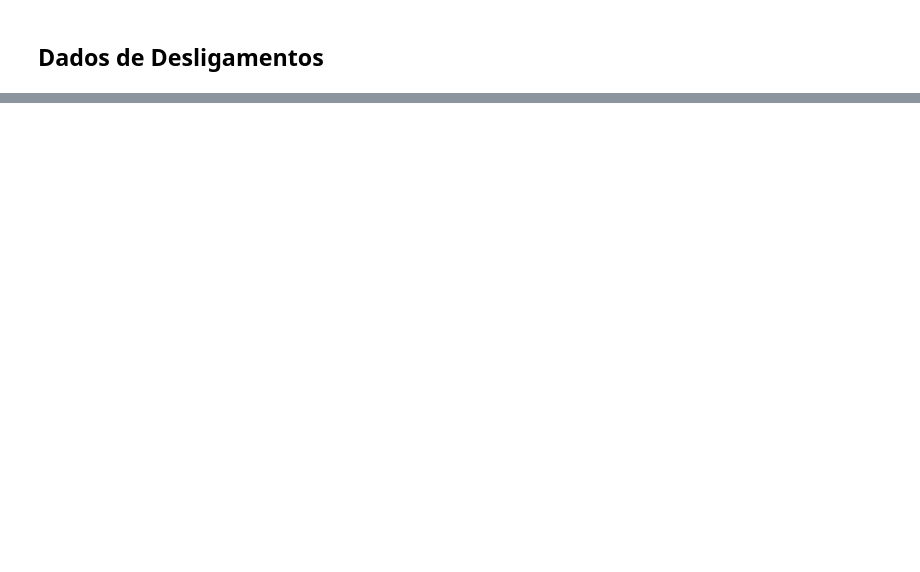
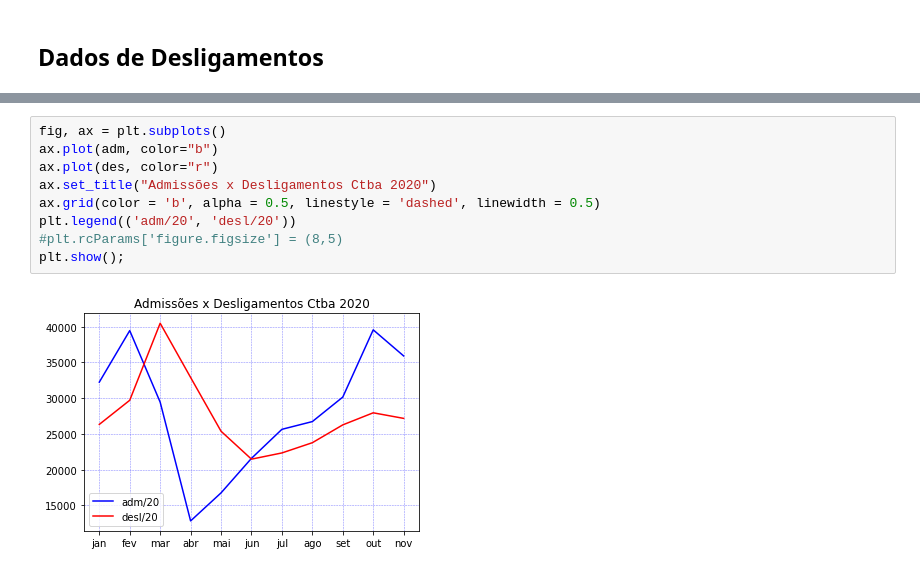
Before and after one commit to emariot/CAGED-CWB, a Jupyter notebook: Novo Caged.ipynb, the cells around one changed output, grey strips where cells are left out. Drawn from its saved outputs; the diff is of its cells as text; blank space fills up the shorter version.

```diff
--- a/Novo Caged.ipynb
+++ b/Novo Caged.ipynb
@@ -166,0 +209,11 @@ data[0][data[0]['descricao'].str.contains('DES', regex=False)].shape
+# %%
+fig, ax = plt.subplots()
+ax.plot(adm, color="b")
+ax.plot(des, color="r")
+ax.set_title("Admissões x Desligamentos Ctba 2020")
+ax.grid(color = 'b', alpha = 0.5, linestyle = 'dashed', linewidth = 0.5)
+plt.legend(('adm/20', 'desl/20'))
+#plt.rcParams['figure.figsize'] = (8,5)
+plt.show();
+# %% [output]
+[figure, added]
```
Also changed, not shown: parts of 12 cells of this notebook.
